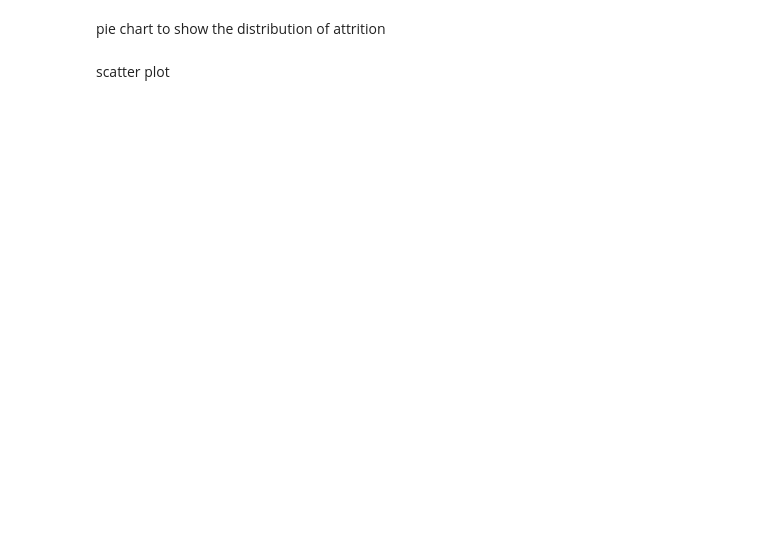
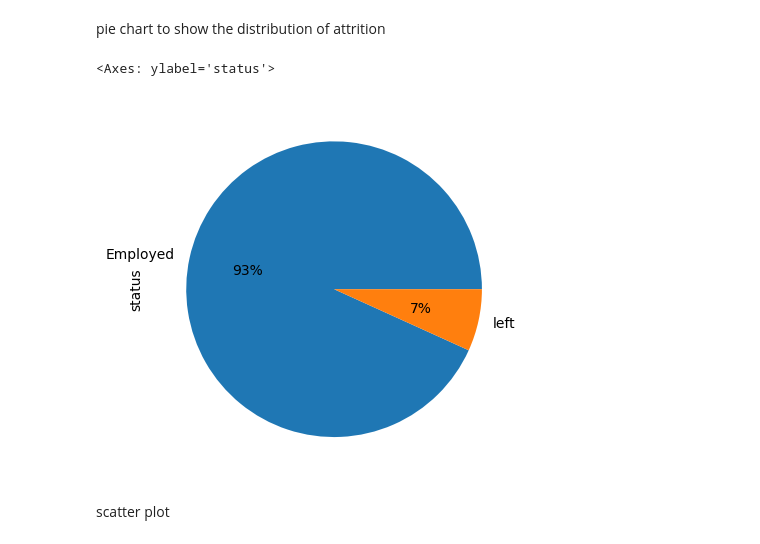
Before and after one commit to Aleena24/ML_Lab, a Jupyter notebook: lab7_2348503.ipynb, the cells around one changed output. Drawn from its saved outputs; the diff is of its cells as text; code cells hidden in the pictures; blank space fills up the shorter version.

```diff
--- a/lab7_2348503.ipynb
+++ b/lab7_2348503.ipynb
@@ -101,2 +81,8 @@ plt.show()
+# %%
+#pie chart showing employed and left ratio
+data['status'].value_counts().plot(kind="pie",labels=["Employed","left"],autopct='%1.0f%%')
+# %% [output]
+<Axes: ylabel='status'>
+[figure, added]
 # %% [markdown]
 scatter plot
```
Also changed, not shown: parts of 39 cells of this notebook.
